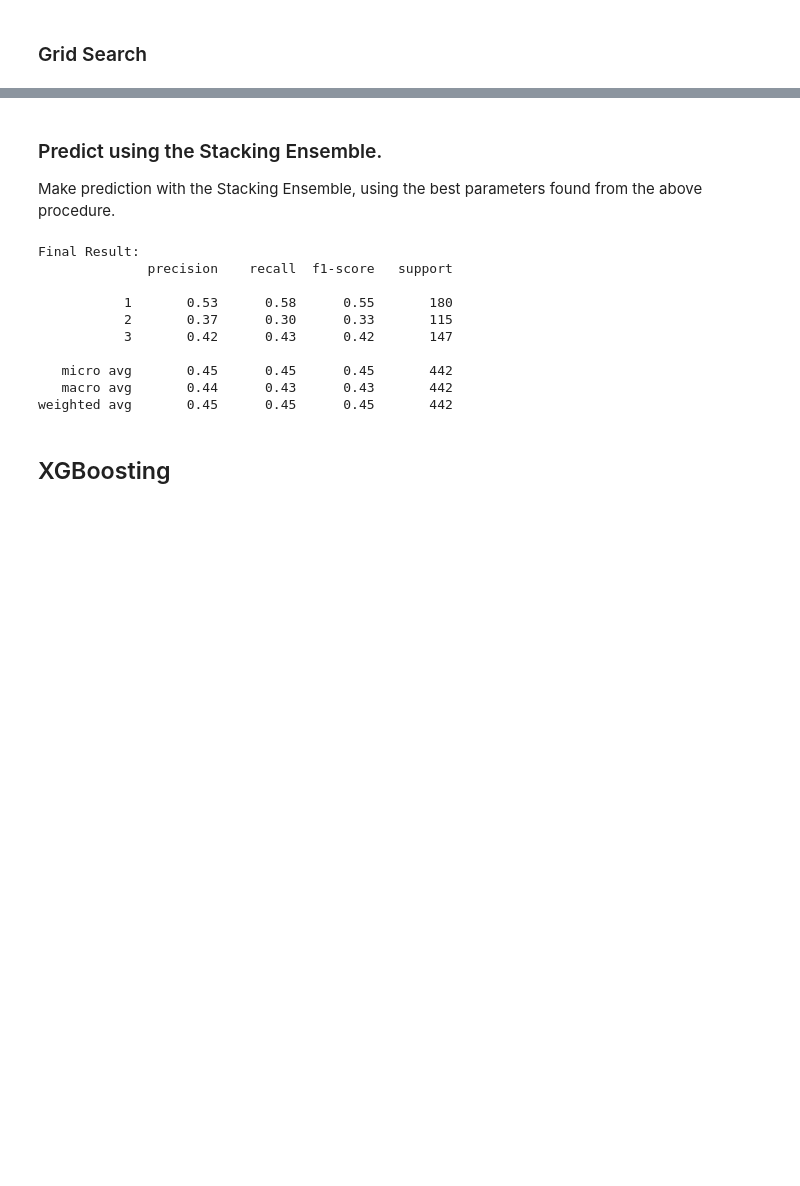
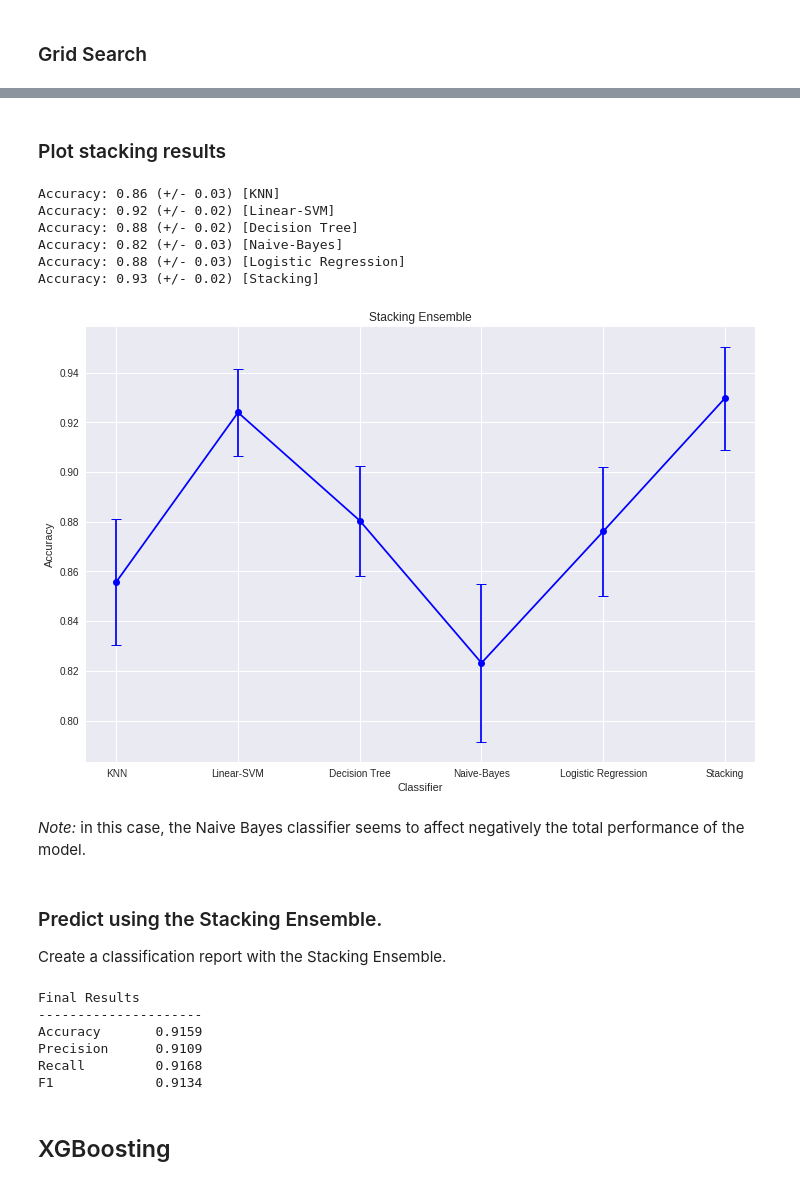
Before and after one commit to Adamantios/Ensembles-CSL-Imb_Learning-Models_Comparison, a Jupyter notebook: PartA.ipynb, the cells around one changed output, grey strips where cells are left out. Cells and saved outputs as stored; diff of their text form; code cells hidden in the pictures; blank space fills up the shorter version.

```diff
--- a/PartA.ipynb
+++ b/PartA.ipynb
@@ -441,11 +465,13 @@ weighted avg       0.59      0.54      0.52       442
 # %%
+# Define the stacking classifier.
 clf1 = KNeighborsClassifier()
-clf2 = KNeighborsClassifier()
+clf2 = LinearSVC(random_state=0)
 clf3 = DecisionTreeClassifier(random_state=0)
 clf4 = GaussianNB()
-meta_clf = LogisticRegression(solver = 'lbfgs', multi_class = 'auto')
-sclf = StackingClassifier(classifiers=[clf1,clf1, clf2, clf3],
-                          meta_classifier=meta_clf)
+meta_clf = LogisticRegression(solver = 'lbfgs', multi_class = 'auto',
+                              random_state=0)
+sclf = StackingCVClassifier(classifiers=[clf1, clf2, clf3, clf4],
+                            meta_classifier=meta_clf)
 # %% [markdown]
 ### Random Search
 # %%
@@ -552,28 +571,46 @@ Parameters: {'decisiontreeclassifier__max_depth': 3, 'kneighborsclassifier-1__n_
+# %% [markdown]
+### Plot stacking results
+# %%
+# Use best values for the classifier.
+clf1.n_neighbors = 69
+clf2.C = 8
+clf3.max_depth = 17
+meta_clf.C = 0.5
+
+# Plot accuracy +- std for each model separately
+# and compare it with the stacking model.
+clf_names = ['KNN', 'Linear-SVM', 'Decision Tree', 'Naive-Bayes',
+             'Logistic Regression', 'Stacking']
+models = clf1, clf2, clf3, clf4, meta_clf, sclf
+plot_accuracy_stacking(clf_names, models, X_test, y_test)
+# %% [output]
+Accuracy: 0.86 (+/- 0.03) [KNN]
+Accuracy: 0.92 (+/- 0.02) [Linear-SVM]
+Accuracy: 0.88 (+/- 0.02) [Decision Tree]
+Accuracy: 0.82 (+/- 0.03) [Naive-Bayes]
+Accuracy: 0.88 (+/- 0.03) [Logistic Regression]
+Accuracy: 0.93 (+/- 0.02) [Stacking]
+[figure, added]
+# %% [markdown]
+*Note:* in this case, the Naive Bayes classifier seems to affect negatively the total performance of the model.
 # %% [markdown]
 
 ### Predict using the Stacking Ensemble.
-Make prediction with the Stacking Ensemble, using the best parameters found from the above procedure.
+Create a classification report with the Stacking Ensemble.
-# %%
-# Use best values for the classifier.
-clf1.n_neighbors = 25
-clf2.n_neighbors = 20
-clf3.max_depth = 3
-meta_clf.C = 320
-
-sclf.fit(X_train,y_train)
-y_pred = sclf.predict(X_test)
-print('Final Result: \n{}'.format(classification_report(y_test,y_pred)))
-# %% [output]
-Final Result:
-              precision    recall  f1-score   support
-
-           1       0.53      0.58      0.55       180
-           2       0.37      0.30      0.33       115
-           3       0.42      0.43      0.42       147
-
-   micro avg       0.45      0.45      0.45       442
-   macro avg       0.44      0.43      0.43       442
-weighted avg       0.45      0.45      0.45       442
+# %%
+# Fit and predict.
+sclf.fit(X_train,y_train)
+y_pred = sclf.predict(X_test)
+
+# Print a classification report.
+full_report(y_test, y_pred)
+# %% [output]
+Final Results
+---------------------
+Accuracy       0.9159
+Precision      0.9109
+Recall         0.9168
+F1             0.9134
 # %% [markdown]
 ## XGBoosting
 # %%
```
Also changed, not shown: parts of 385 cells of this notebook.
